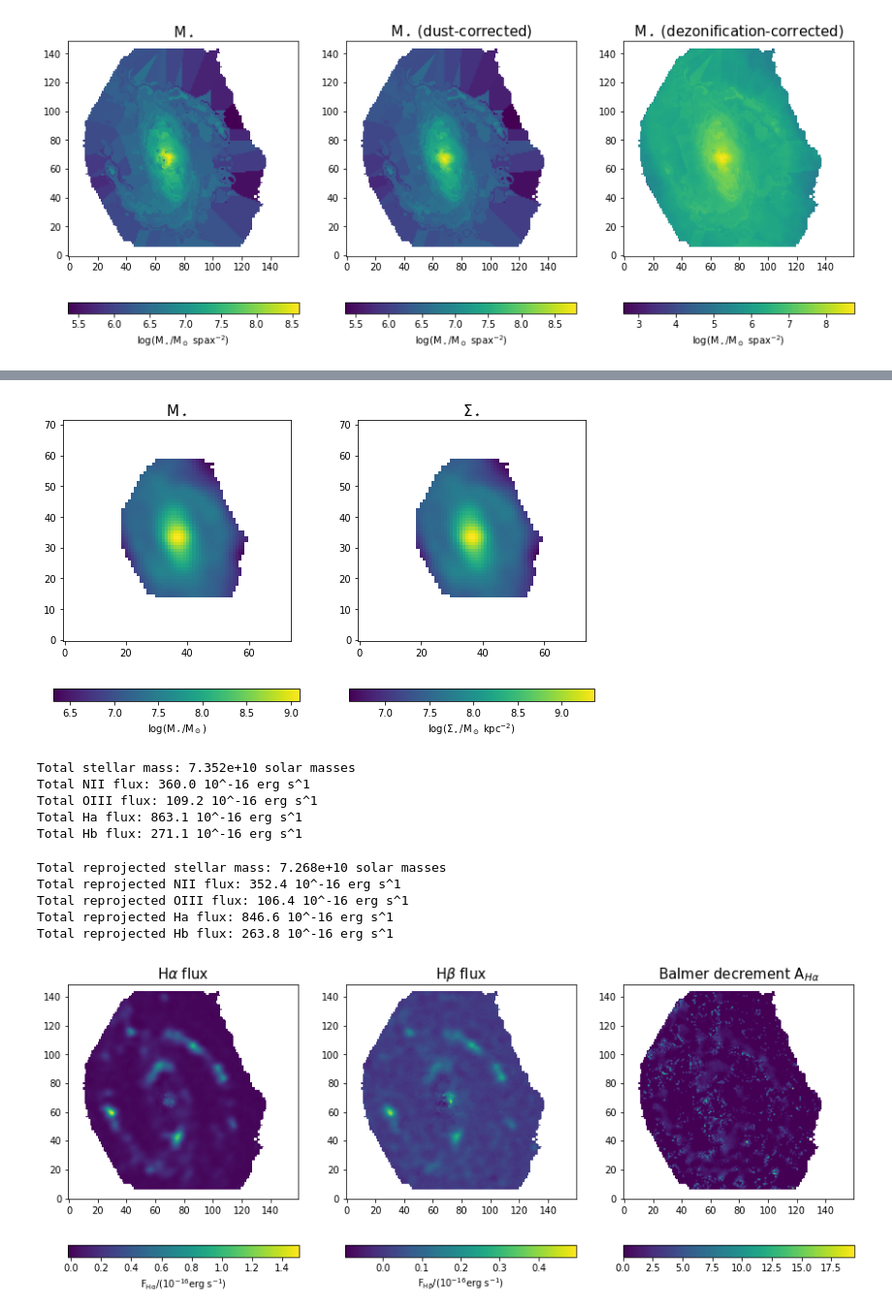
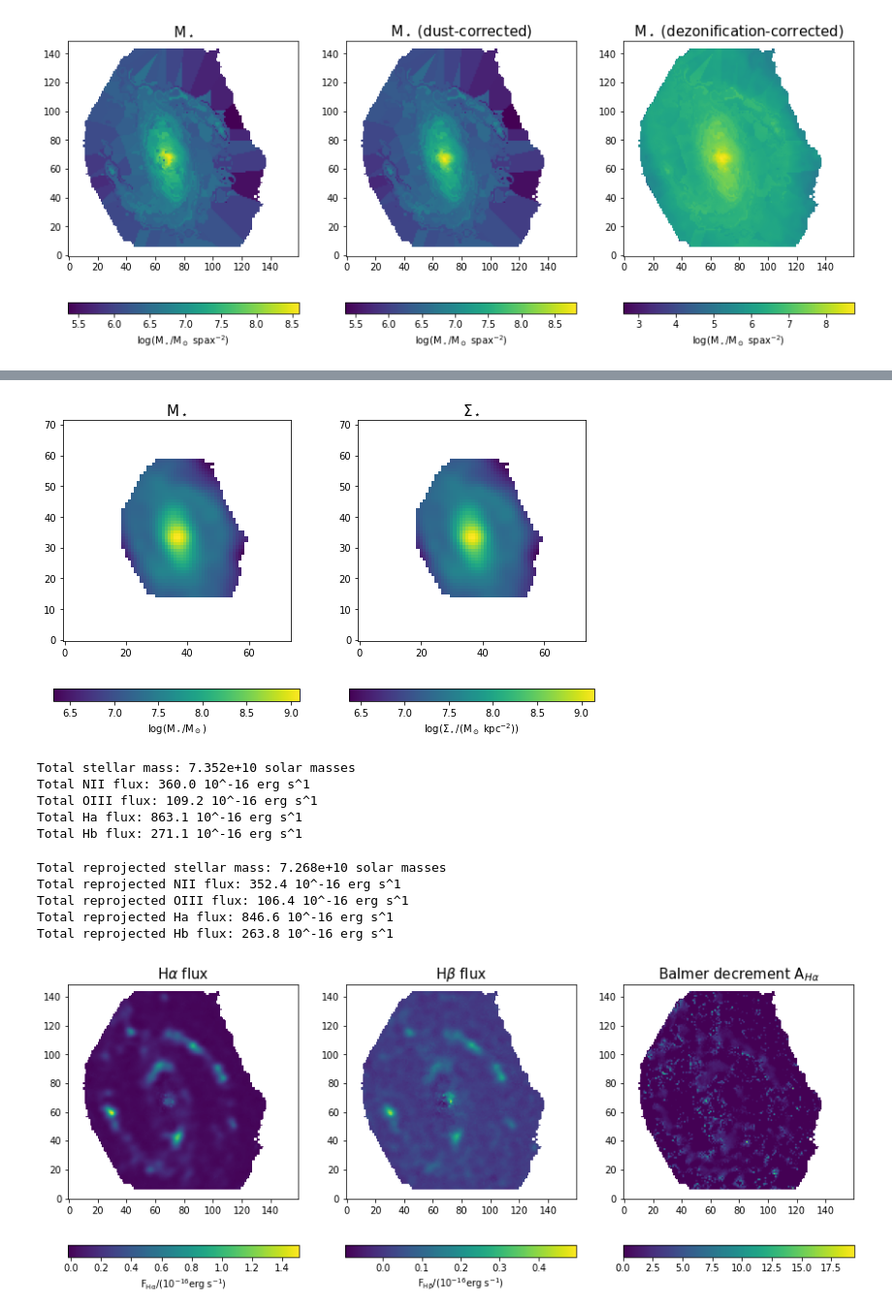
Before and after one commit to Bruno-Rodriguez/quenching-nearby-galaxies, a Jupyter notebook: astrophysical-properties.ipynb, the cells around one changed output, grey strips where cells are left out. Shown at 97% size. Drawn from its saved outputs; the diff is of its cells as text; code cells hidden in the pictures.

```diff
--- a/astrophysical-properties.ipynb
+++ b/astrophysical-properties.ipynb
@@ -196,2 +243,4 @@ reprojected_list = np.array(reprojected_list*area_factor)
+# %%
+S_star_rep = M_star_rep*cos/pix_area_aca.to(u.kpc**2).value # stellar mass surface density in M_sun pc^-2
 # %%
 fig, axs = plt.subplots(1,2,figsize=(10,6))
@@ -206,13 +256,13 @@ plt.show()
-# %%
-fig, axs = plt.subplots(1,2,figsize=(10,6))
-for ax,frame,title,label in zip(axs.ravel(),[np.log10(M_star_rep),np.log10(M_star_rep/pix_area_aca.value)],
-                                [r'M$_\star$',r'$\Sigma_\star$'],[r'log(M$_\star$/M$_\odot$)',r'log($\Sigma_\star$/M$_\odot$ kpc$^{-2}$)']):
-    im = ax.imshow(frame,origin='lower')
-    fig.colorbar(im,ax=ax,orientation='horizontal',label=label)
-    ax.set_title(title,size=15)
-plt.show()
-# %% [output]
-[figure, removed]
+# %%
+fig, axs = plt.subplots(1,2,figsize=(10,6))
+for ax,frame,title,label in zip(axs.ravel(),[np.log10(M_star_rep),np.log10(S_star_rep)],
+                                [r'M$_\star$',r'$\Sigma_\star$'],[r'log(M$_\star$/M$_\odot$)',r'log($\Sigma_\star$/(M$_\odot$ kpc$^{-2}$))']):
+    im = ax.imshow(frame,origin='lower')
+    fig.colorbar(im,ax=ax,orientation='horizontal',label=label)
+    ax.set_title(title,size=15)
+plt.show()
+# %% [output]
+[figure, added]
 # %%
 M_star_tot = np.nansum(M_star)
 print(rf'Total stellar mass: {M_star_tot:.4} solar masses')
@@ -230,23 +280,23 @@ Total NII flux: 360.0 10^-16 erg s^1
 Total OIII flux: 109.2 10^-16 erg s^1
 Total Ha flux: 863.1 10^-16 erg s^1
 Total Hb flux: 271.1 10^-16 erg s^1
-# %%
-M_star_rep_tot = np.nansum(M_star_rep)
-print(rf'Total reprojected stellar mass: {M_star_rep_tot:.4} solar masses')
-F_NII_rep_tot = np.nansum(F_NII_rep)
-print(f'Total reprojected NII flux: {F_NII_rep_tot:.4} 10^-16 erg s^1')
-F_OIII_rep_tot = np.nansum(F_OIII_rep)
-print(f'Total reprojected OIII flux: {F_OIII_rep_tot:.4} 10^-16 erg s^1')
-F_Ha_rep_tot = np.nansum(F_Ha_rep)
-print(f'Total reprojected Ha flux: {F_Ha_rep_tot:.4} 10^-16 erg s^1')
-F_Hb_rep_tot = np.nansum(F_Hb_rep)
-print(f'Total reprojected Hb flux: {F_Hb_rep_tot:.4} 10^-16 erg s^1')
-# %% [output]
-Total reprojected stellar mass: 7.268e+10 solar masses
-Total reprojected NII flux: 352.4 10^-16 erg s^1
-Total reprojected OIII flux: 106.4 10^-16 erg s^1
-Total reprojected Ha flux: 846.6 10^-16 erg s^1
-Total reprojected Hb flux: 263.8 10^-16 erg s^1
+# %%
+M_star_rep_tot = np.nansum(M_star_rep)
+print(rf'Total reprojected stellar mass: {M_star_rep_tot:.4} solar masses')
+F_NII_rep_tot = np.nansum(F_NII_rep)
+print(f'Total reprojected NII flux: {F_NII_rep_tot:.4} 10^-16 erg s^1')
+F_OIII_rep_tot = np.nansum(F_OIII_rep)
+print(f'Total reprojected OIII flux: {F_OIII_rep_tot:.4} 10^-16 erg s^1')
+F_Ha_rep_tot = np.nansum(F_Ha_rep)
+print(f'Total reprojected Ha flux: {F_Ha_rep_tot:.4} 10^-16 erg s^1')
+F_Hb_rep_tot = np.nansum(F_Hb_rep)
+print(f'Total reprojected Hb flux: {F_Hb_rep_tot:.4} 10^-16 erg s^1')
+# %% [output]
+Total reprojected stellar mass: 7.268e+10 solar masses
+Total reprojected NII flux: 352.4 10^-16 erg s^1
+Total reprojected OIII flux: 106.4 10^-16 erg s^1
+Total reprojected Ha flux: 846.6 10^-16 erg s^1
+Total reprojected Hb flux: 263.8 10^-16 erg s^1
 # %%
 Ha_to_Hb = np.where(F_Ha/F_Hb>2.86,F_Ha/F_Hb,2.86) # imposing minimum ratio of 2.86
 Ha_to_Hb = np.where(np.isfinite(F_Ha),Ha_to_Hb,np.nan)
```
Also changed, not shown: parts of 67 cells of this notebook.
